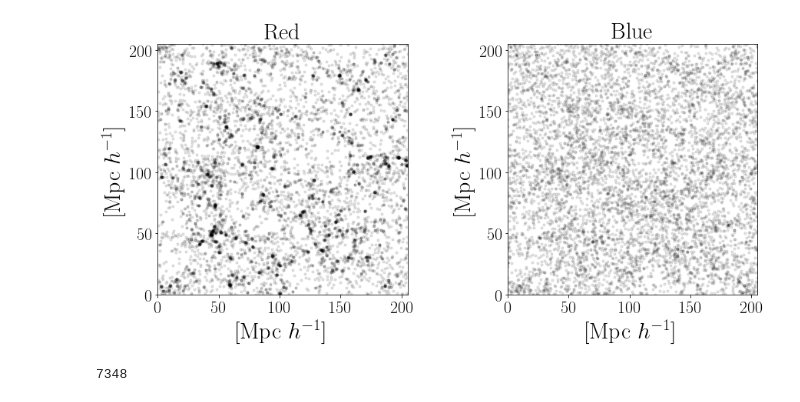
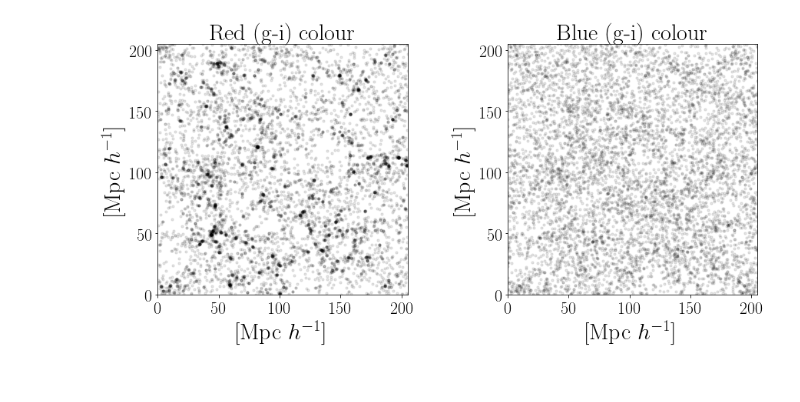
Before and after one commit to forero/IllustrisGalaxyBias, a Jupyter notebook: code/split_g-i_correlation_functions.ipynb, the cells around one changed output. Cells and saved outputs as stored; diff of their text form; code cells hidden in the pictures.

```diff
--- a/code/split_g-i_correlation_functions.ipynb
+++ b/code/split_g-i_correlation_functions.ipynb
@@ -241,41 +245,38 @@ max_mass = 10.25
 ii = (log10_stellar_mass>min_mass) & (log10_stellar_mass < max_mass)
 all_pos = positions[ii,:]
 all_color = color[ii]
-percentiles = np.percentile(all_color, [25,75])
-ii_late = all_color <= percentiles[0]
-ii_early  = all_color > percentiles[1]
+ii_sorted = np.argsort(all_color)
+n_items = len(ii_sorted)
+ii_early = ii_sorted[-n_items//4:]
+ii_late = ii_sorted[:n_items//4]
 early_pos = all_pos[ii_early,:]
 late_pos = all_pos[ii_late, :]
 # %%
 plt.figure(figsize=(14,6))
 plt.subplot(1,2,1)
 ii_z = early_pos[:,2]<210000
 plt.scatter(early_pos[ii_z,0]/1000, early_pos[ii_z,1]/1000, s=10.0, alpha=0.1, color='black')
-plt.title('Red'.format(int(np.count_nonzero(ii_z)/1000)))
+plt.title('Red (g-i) colour'.format(int(np.count_nonzero(ii_z)/1000)))
 plt.axis('equal')
 plt.xlim([0,205])
 plt.ylim([0,205])
 plt.xlabel("[Mpc $h^{-1}]$")
 plt.ylabel("[Mpc $h^{-1}]$")
 _ = plt.xticks(np.arange(0,250,50))
 
 
 plt.subplot(1,2,2)
 ii_z = late_pos[:,2]<210000
 plt.scatter(late_pos[ii_z,0]/1000, late_pos[ii_z,1]/1000, s=10.0, alpha=0.1, color='black')
-plt.title('Blue'.format(int(np.count_nonzero(ii_z)/1000)))
+plt.title('Blue (g-i) colour'.format(int(np.count_nonzero(ii_z)/1000)))
 plt.axis('equal')
 plt.xlim([0,205])
 plt.ylim([0,205])
 plt.xlabel("[Mpc $h^{-1}]$")
 plt.ylabel("[Mpc $h^{-1}]$")
 _ = plt.xticks(np.arange(0,250,50))
 
 plt.subplots_adjust(wspace=0.4)
 plt.savefig("scatter_color.pdf", bbox_inches='tight')
 # %% [output]
-[figure, old version]
+[figure, new version]
-# %%
-print(len(late_pos[ii_z,1]))
-# %% [output]
-7348
```
Also changed, not shown: parts of 6 cells of this notebook, 2 other files.
